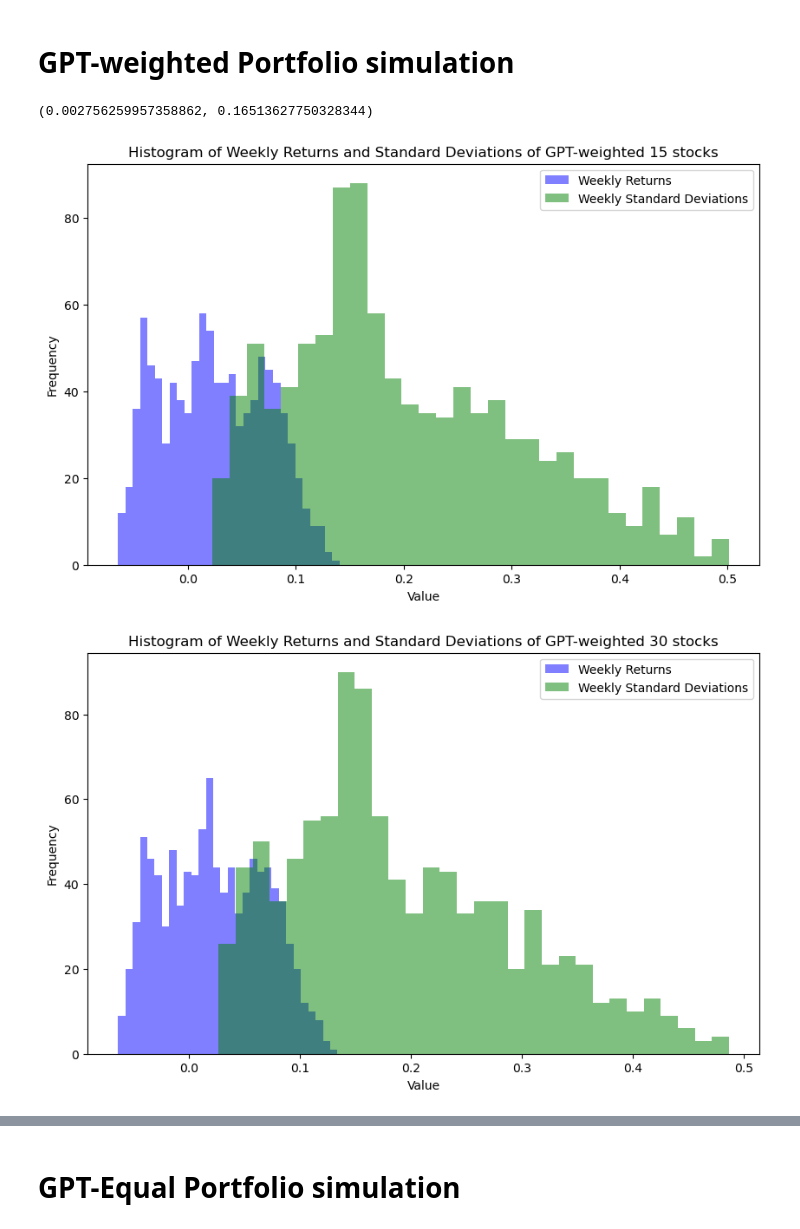
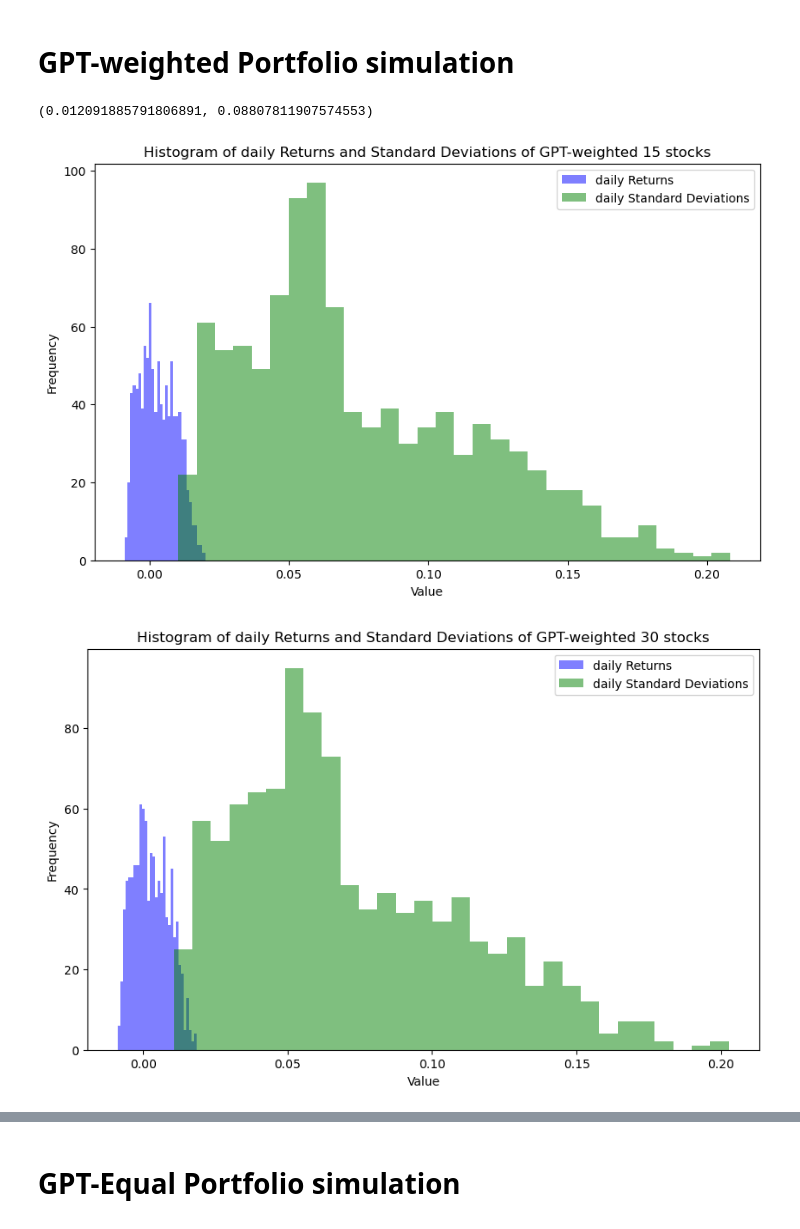
Before and after one commit to FELAB-KHU/S-PQuantTeam01, a Jupyter notebook: Jaekyun/SnP_simulation.ipynb, the cells around one changed output, grey strips where cells are left out. Saved outputs shown, nothing was run; the diff lists cells and outputs as text; code cells hidden in the pictures.

```diff
--- a/Jaekyun/SnP_simulation.ipynb
+++ b/Jaekyun/SnP_simulation.ipynb
@@ -123,24 +118,23 @@ def calculate_weighted_returns(scenario, weights):
     return total_returns
 
 #각 시나리오에 대한 주간 수익률 통계를 계산하는 함수
-def calculate_weekly_statistics(scenarios, weights):
-
-    weekly_stats = []
+def calculate_daily_statistics(scenarios, weights):
+    daily_stats = []
 
     for scenario in scenarios:
         # 총 가중치가 적용된 수익률 계산
         total_returns = calculate_weighted_returns(scenario, weights)
 
-        # 주간 수익률 계산
-        weekly_returns = total_returns.pct_change(periods=7).dropna() # 이 부분은 t-7 ~ t 기간의 주간 수익률을 계산함. 1~7일은 nan값이 나오므로 dropna()를 통해 제거함. 즉 8~90일의 주간 수익률을 계산한 결과이므로 83개의 주간수익률 데이터가 나옴
+        # 일별 수익률 계산
+        daily_returns = total_returns.pct_change().dropna()  # pct_change() 함수는 기본적으로 1일 간격으로 수익률을 계산
 
         # 통계 계산
-        mean_return = weekly_returns.mean()
-        std_deviation = weekly_returns.std()
+        mean_return = daily_returns.mean()
+        std_deviation = daily_returns.std()
 
-        weekly_stats.append((mean_return, std_deviation))
+        daily_stats.append((mean_return, std_deviation))
 
-    return weekly_stats
+    return daily_stats
 # %% [markdown]
 # **GPT-weighted Portfolio simulation**
 # %%
@@ -173,60 +167,62 @@ gpt_weighted_45 = {
 # %%
 # 시나리오 분석 수행 각각의 가중치 시리즈만 넣어서 만들면 됨
 weights_series_gpt_15 = pd.Series(gpt_weighted_15)
-weekly_statistics_gpt_15 = calculate_weekly_statistics(scenarios, weights_series_gpt_15)
+daily_statistics_gpt_15 = calculate_daily_statistics(scenarios, weights_series_gpt_15)
 
 weights_series_gpt_30 = pd.Series(gpt_weighted_30)
-weekly_statistics_gpt_30 = calculate_weekly_statistics(scenarios, weights_series_gpt_30)
+daily_statistics_gpt_30 = calculate_daily_statistics(scenarios, weights_series_gpt_30)
 
 weights_series_gpt_45 = pd.Series(gpt_weighted_45)
-weekly_statistics_gpt_45 = calculate_weekly_statistics(scenarios, weights_series_gpt_45)
+daily_statistics_gpt_45 = calculate_daily_statistics(scenarios, weights_series_gpt_45)
 
 # 첫 번째 시나리오의 통계를 예시로 표시
-weekly_statistics_gpt_15[0]
+daily_statistics_gpt_15[0]
 # %% [output]
-(0.002756259957358862, 0.16513627750328344)
+(0.012091885791806891, 0.08807811907574553)
 # %%
-#GPT-weighted 15 stocks의 주간 수익률과 표준편차 히스토그램
+# GPT-weighted 15 stocks의 주간 수익률과 표준편차 히스토그램
 
-returns_15, std_devs_15 = zip(*weekly_statistics_gpt_15)
+# 누적수익률도 그리기 (3개월동안 전체 수익률)
+
+returns_15, std_devs_15 = zip(*daily_statistics_gpt_15)
 
 plt.figure(figsize=(10, 6))
 
 # 리턴과 표준편차에 대한 히스토그램을 같은 축에 겹쳐 표시
-plt.hist(returns_15, bins=30, alpha=0.5, label='Weekly Returns', color='blue')
-plt.hist(std_devs_15, bins=30, alpha=0.5, label='Weekly Standard Deviations', color='green')
+plt.hist(returns_15, bins=30, alpha=0.5, label='daily Returns', color='blue')
+plt.hist(std_devs_15, bins=30, alpha=0.5, label='daily Standard Deviations', color='green')
 
 # 범례 추가
 plt.legend(loc='upper right')
 
-plt.title('Histogram of Weekly Returns and Standard Deviations of GPT-weighted 15 stocks')
+plt.title('Histogram of daily Returns and Standard Deviations of GPT-weighted 15 stocks')
 plt.xlabel('Value')
 plt.ylabel('Frequency')
 
 plt.show()
 # %% [output]
-[figure, old version]
+[figure, new version]
 # %%
 #GPT-weighted 30 stocks의 주간 수익률과 표준편차 히스토그램
 
-returns_30, std_devs_30 = zip(*weekly_statistics_gpt_30)
+returns_30, std_devs_30 = zip(*daily_statistics_gpt_30)
 
 plt.figure(figsize=(10, 6))
 
 # 리턴과 표준편차에 대한 히스토그램을 같은 축에 겹쳐 표시
-plt.hist(returns_30, bins=30, alpha=0.5, label='Weekly Returns', color='blue')
-plt.hist(std_devs_30, bins=30, alpha=0.5, label='Weekly Standard Deviations', color='green')
+plt.hist(returns_30, bins=30, alpha=0.5, label='daily Returns', color='blue')
+plt.hist(std_devs_30, bins=30, alpha=0.5, label='daily Standard Deviations', color='green')
 
 # 범례 추가
 plt.legend(loc='upper right')
 
-plt.title('Histogram of Weekly Returns and Standard Deviations of GPT-weighted 30 stocks')
+plt.title('Histogram of daily Returns and Standard Deviations of GPT-weighted 30 stocks')
 plt.xlabel('Value')
 plt.ylabel('Frequency')
 
 plt.show()
 # %% [output]
-[figure, old version]
+[figure, new version]
 # %%
 #GPT-weighted 45 stocks의 주간 수익률과 표준편차 히스토그램
 
```
Also changed, not shown: parts of 24 cells of this notebook, 2 other files.
